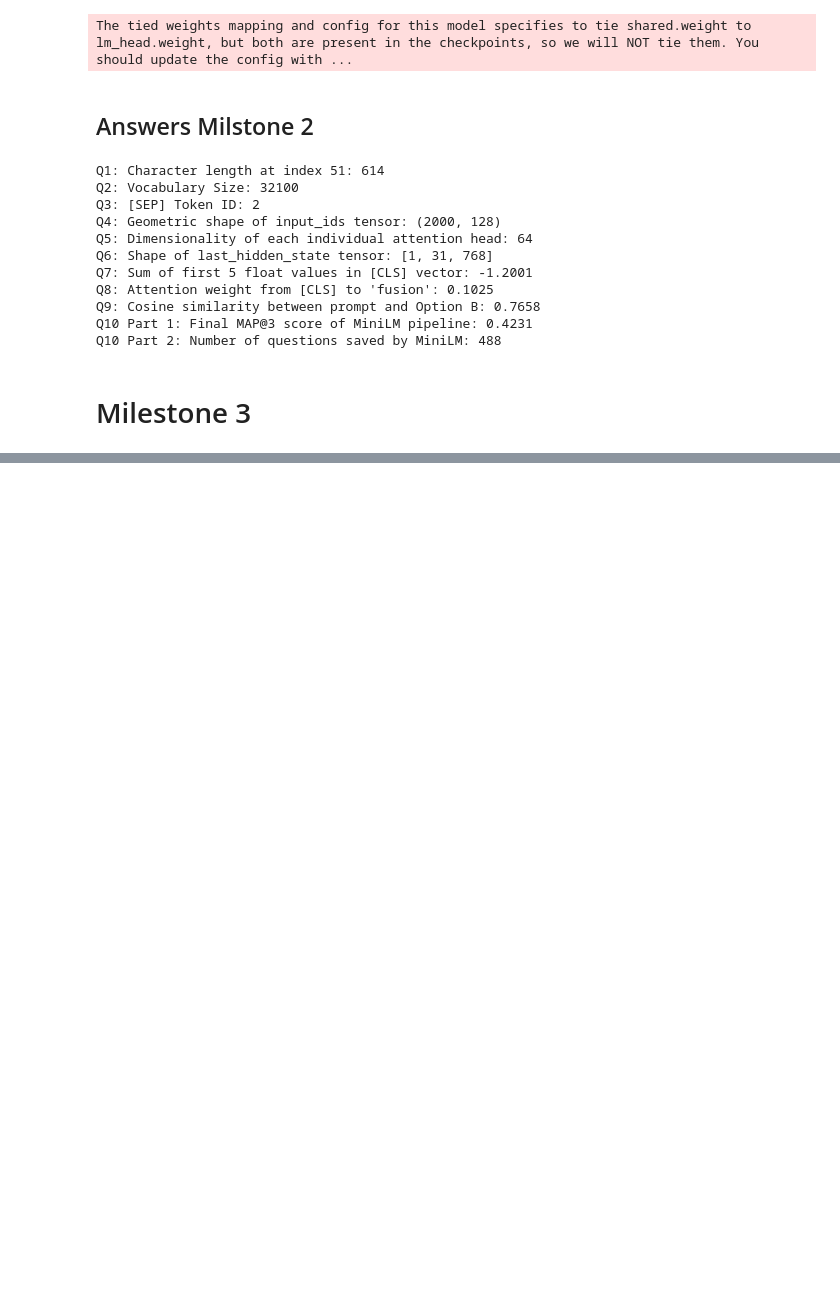
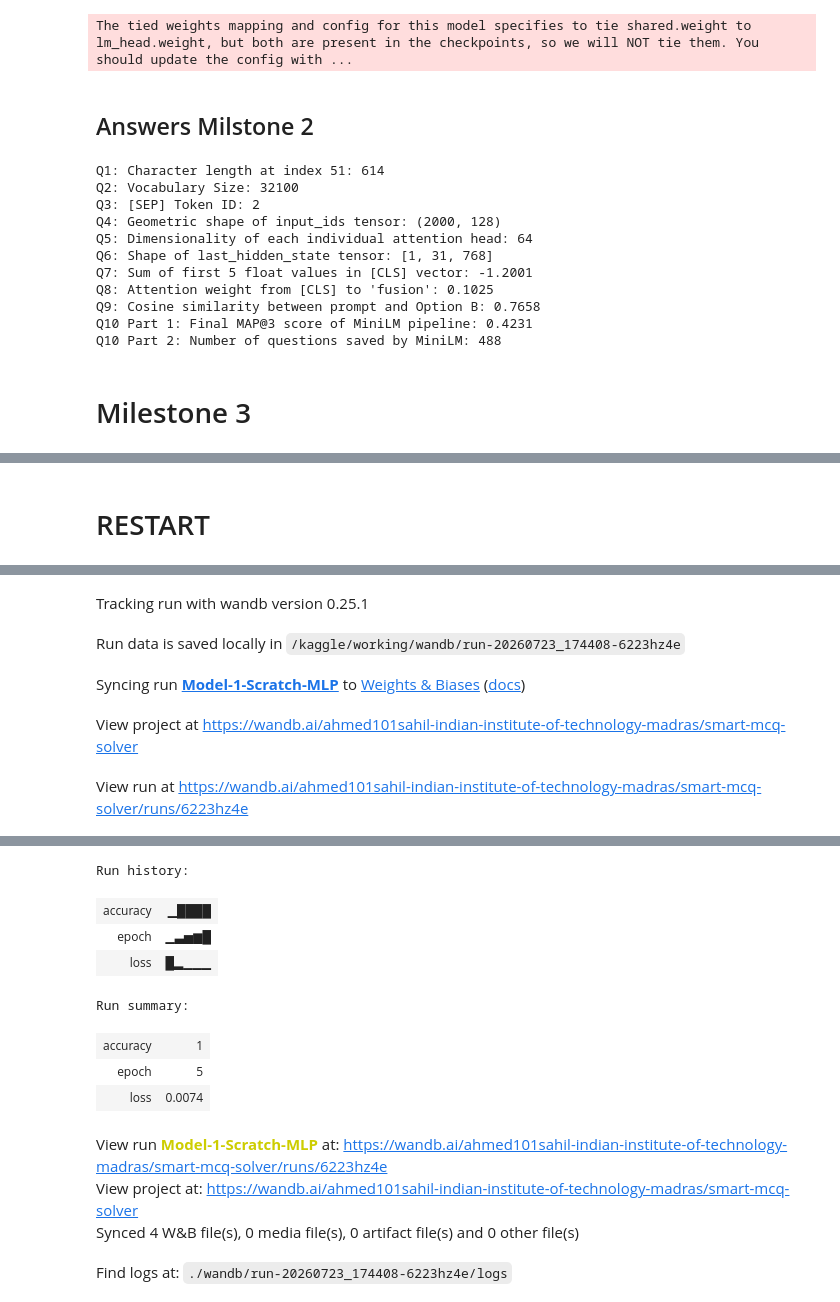
Before and after one commit to 22f2000691/dlgenai-t22026, a Jupyter notebook: DL-22f2000691-notebook-t22026.ipynb, the cells around one changed output, grey strips where cells are left out. Saved outputs shown, nothing was run; the diff lists cells and outputs as text; code cells hidden in the pictures; blank space fills up the shorter version.

```diff
--- a/DL-22f2000691-notebook-t22026.ipynb
+++ b/DL-22f2000691-notebook-t22026.ipynb
@@ -446,0 +680,2 @@ Saved RAG-augmented dataset to train_augmented_rag.csv
+# %% [markdown]
+# RESTART
@@ -446,0 +714,52 @@ Saved RAG-augmented dataset to train_augmented_rag.csv
+# %%
+vectorizer = TfidfVectorizer(stop_words='english', max_features=5000)
+X_train_text = (train_df['prompt'] + " " + train_df['A'] + " " + train_df['B'] + " " + train_df['C'] + " " + train_df['D'] + " " + train_df['E']).tolist()
+X_test_text = (test_df['prompt'] + " " + test_df['A'] + " " + test_df['B'] + " " + test_df['C'] + " " + test_df['D'] + " " + test_df['E']).tolist()
+
+X_train_tfidf = vectorizer.fit_transform(X_train_text).toarray()
+X_test_tfidf = vectorizer.transform(X_test_text).toarray()
+y_train = np.array([label2id[ans] for ans in train_df['answer']])
+
+class MCQScratchDataset(torch.utils.data.Dataset):
+    def __init__(self, X, y):
+        self.X = torch.tensor(X, dtype=torch.float32)
+        self.y = torch.tensor(y, dtype=torch.long)
+    def __len__(self): return len(self.X)
+    def __getitem__(self, idx): return self.X[idx], self.y[idx]
+
+scratch_loader = DataLoader(MCQScratchDataset(X_train_tfidf, y_train), batch_size=16, shuffle=True)
+
+class ScratchMCQSolver(nn.Module):
+    def __init__(self, input_dim, hidden_dim=128):
+        super(ScratchMCQSolver, self).__init__()
+        self.fc1 = nn.Linear(input_dim, hidden_dim)
+        self.relu = nn.ReLU()
+        self.fc2 = nn.Linear(hidden_dim, 5)
+    def forward(self, x):
+        return self.fc2(self.relu(self.fc1(x)))
+
+device = "cuda" if torch.cuda.is_available() else "cpu"
+model_scratch = ScratchMCQSolver(input_dim=X_train_tfidf.shape[1]).to(device)
+criterion = nn.CrossEntropyLoss()
+optimizer = optim.Adam(model_scratch.parameters(), lr=1e-3)
+
+wandb.init(project="smart-mcq-solver", name="Model-1-Scratch-MLP")
+model_scratch.train()
+
+for epoch in range(5):
+    total_loss, correct, total = 0.0, 0, 0
+    for batch_x, batch_y in scratch_loader:
+        batch_x, batch_y = batch_x.to(device), batch_y.to(device)
+        optimizer.zero_grad()
+        outputs = model_scratch(batch_x)
+        loss = criterion(outputs, batch_y)
+        loss.backward()
+        optimizer.step()
+
+        total_loss += loss.item()
+        correct += (torch.argmax(outputs, dim=1) == batch_y).sum().item()
+        total += batch_y.size(0)
+
+    wandb.log({"epoch": epoch + 1, "loss": total_loss / len(scratch_loader), "accuracy": correct / total})
+wandb.finish()
+# %% [output]
@@ -446,0 +767,5 @@ Saved RAG-augmented dataset to train_augmented_rag.csv
+Tracking run with wandb version 0.25.1
+Run data is saved locally in /kaggle/working/wandb/run-20260723_174408-6223hz4e
+Syncing run Model-1-Scratch-MLP to Weights & Biases (docs)
+View project at https://wandb.ai/ahmed101sahil-indian-institute-of-technology-madras/smart-mcq-solver
+View run at https://wandb.ai/ahmed101sahil-indian-institute-of-technology-madras/smart-mcq-solver/runs/6223hz4e
@@ -446,0 +773,12 @@ Saved RAG-augmented dataset to train_augmented_rag.csv
+Run history:
+| accuracy | ▁████ |
+| epoch | ▁▃▅▆█ |
+| loss | █▂▁▁▁ |
+Run summary:
+| accuracy | 1 |
+| epoch | 5 |
+| loss | 0.0074 |
+View run Model-1-Scratch-MLP at: https://wandb.ai/ahmed101sahil-indian-institute-of-technology-madras/smart-mcq-solver/runs/6223hz4e
+View project at: https://wandb.ai/ahmed101sahil-indian-institute-of-technology-madras/smart-mcq-solver
+Synced 4 W&B file(s), 0 media file(s), 0 artifact file(s) and 0 other file(s)
+Find logs at: ./wandb/run-20260723_174408-6223hz4e/logs
```
Also changed, not shown: parts of 14 cells of this notebook.
